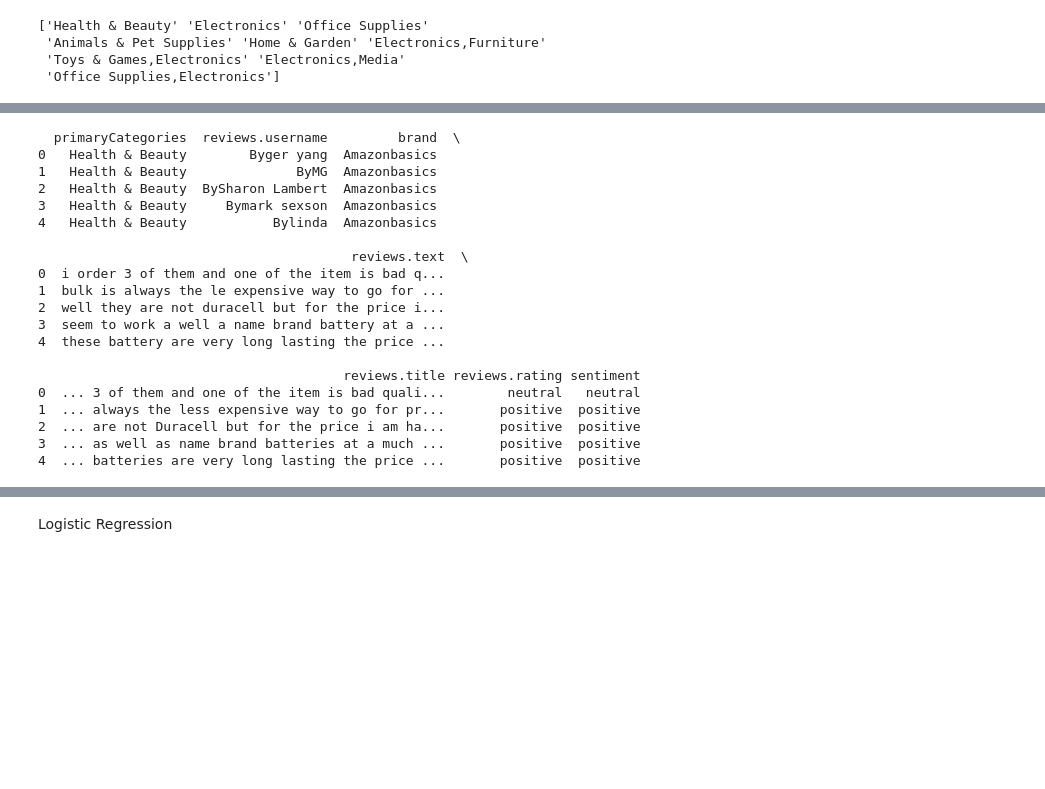
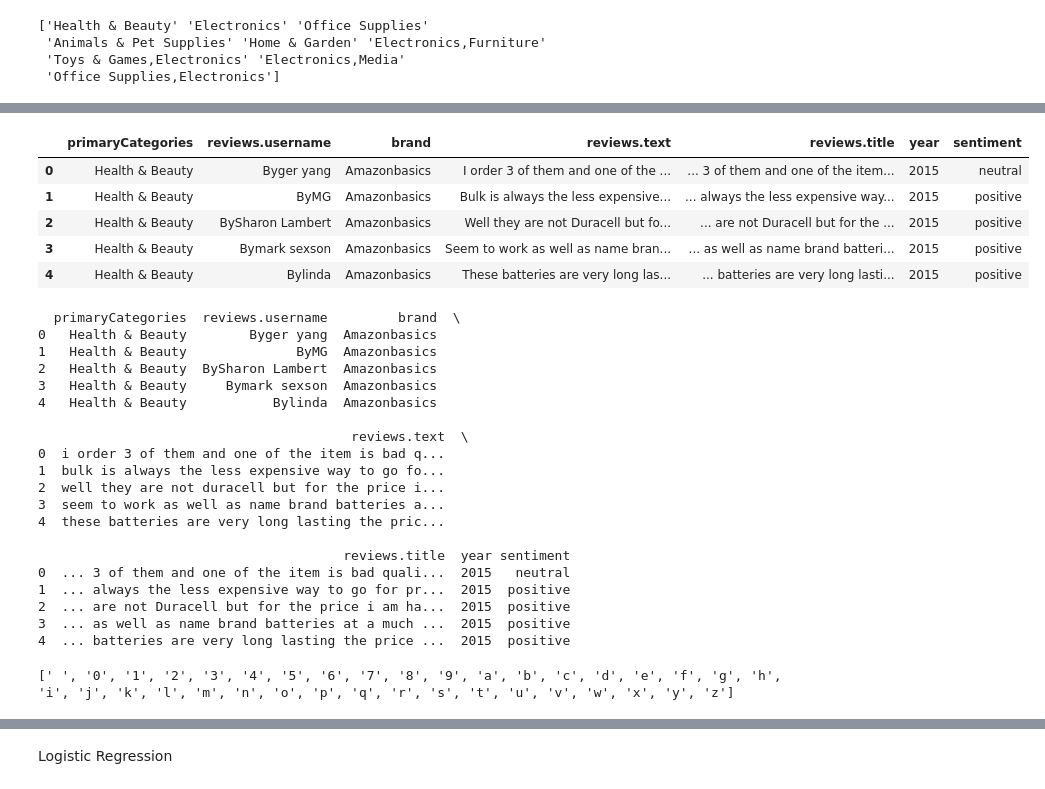
Before and after one commit to ptg93/project-2-nlp-business-case-automated-customers-reviews, a Jupyter notebook: solution/traditional_models/Logistic_regression.ipynb, the cells around one changed output, grey strips where cells are left out. Drawn from its saved outputs; the diff is of its cells as text; code cells hidden in the pictures; blank space fills up the shorter version.

```diff
--- a/solution/traditional_models/Logistic_regression.ipynb
+++ b/solution/traditional_models/Logistic_regression.ipynb
@@ -208,3 +206,14 @@ df.head()
+# %%
+# Optionally we can now drop the reviews rating column, if we are just going to use sentiment.
+data.drop(['reviews.rating'], axis=1, inplace=True)
+data.head()
+# %% [output]
+|  | primaryCategories | reviews.username | brand | reviews.text | reviews.title | year | sentiment |
+| 0 | Health & Beauty | Byger yang | Amazonbasics | I order 3 of them and one of the ... | ... 3 of them and one of the item... | 2015 | neutral |
+| 1 | Health & Beauty | ByMG | Amazonbasics | Bulk is always the less expensive... | ... always the less expensive way... | 2015 | positive |
+| 2 | Health & Beauty | BySharon Lambert | Amazonbasics | Well they are not Duracell but fo... | ... are not Duracell but for the ... | 2015 | positive |
+| 3 | Health & Beauty | Bymark sexson | Amazonbasics | Seem to work as well as name bran... | ... as well as name brand batteri... | 2015 | positive |
+| 4 | Health & Beauty | Bylinda | Amazonbasics | These batteries are very long las... | ... batteries are very long lasti... | 2015 | positive |
 # %%
 # Define a function to clean text data
 def clean_text(text):
@@ -214,10 +225,10 @@ def clean_text(text):
     return text
 # %%
 # Apply text cleaning
-df['reviews.text'] = df['reviews.text'].apply(clean_text)
+data['reviews.text'] = data['reviews.text'].apply(clean_text)
 
 # Display the resulting DataFrame
-print(df.head())
+print(data.head())
 # %% [output]
   primaryCategories  reviews.username         brand  \
 0   Health & Beauty        Byger yang  Amazonbasics
@@ -228,14 +239,28 @@ print(df.head())
 
                                         reviews.text  \
 0  i order 3 of them and one of the item is bad q...
-1  bulk is always the le expensive way to go for ...
+1  bulk is always the less expensive way to go fo...
 2  well they are not duracell but for the price i...
-3  seem to work a well a name brand battery at a ...
-4  these battery are very long lasting the price ...
+3  seem to work as well as name brand batteries a...
+4  these batteries are very long lasting the pric...
 
-                                       reviews.title reviews.rating sentiment
-0  ... 3 of them and one of the item is bad quali...        neutral   neutral
-1  ... always the less expensive way to go for pr...       positive  positive
-2  ... are not Duracell but for the price i am ha...       positive  positive
-3  ... as well as name brand batteries at a much ...       positive  positive
-4  ... batteries are very long lasting the price ...       positive  positive
+                                       reviews.title  year sentiment
+0  ... 3 of them and one of the item is bad quali...  2015   neutral
+1  ... always the less expensive way to go for pr...  2015  positive
+2  ... are not Duracell but for the price i am ha...  2015  positive
+3  ... as well as name brand batteries at a much ...  2015  positive
+4  ... batteries are very long lasting the price ...  2015  positive
+# %%
+# Concatenate all strings in the column into a single string
+all_text = ''.join(data['reviews.text'])
+
+# Get unique characters using set
+unique_chars = set(all_text)
+
+# Optionally, sort unique characters
+sorted_unique_chars = sorted(unique_chars)
+
+# Print or use sorted_unique_chars as needed
+print(sorted_unique_chars)
+# %% [output]
+[' ', '0', '1', '2', '3', '4', '5', '6', '7', '8', '9', 'a', 'b', 'c', 'd', 'e', 'f', 'g', 'h', 'i', 'j', 'k', 'l', 'm', 'n', 'o', 'p', 'q', 'r', 's', 't', 'u', 'v', 'w', 'x', 'y', 'z']
```
Also changed, not shown: parts of 22 cells of this notebook, 1 other file.
